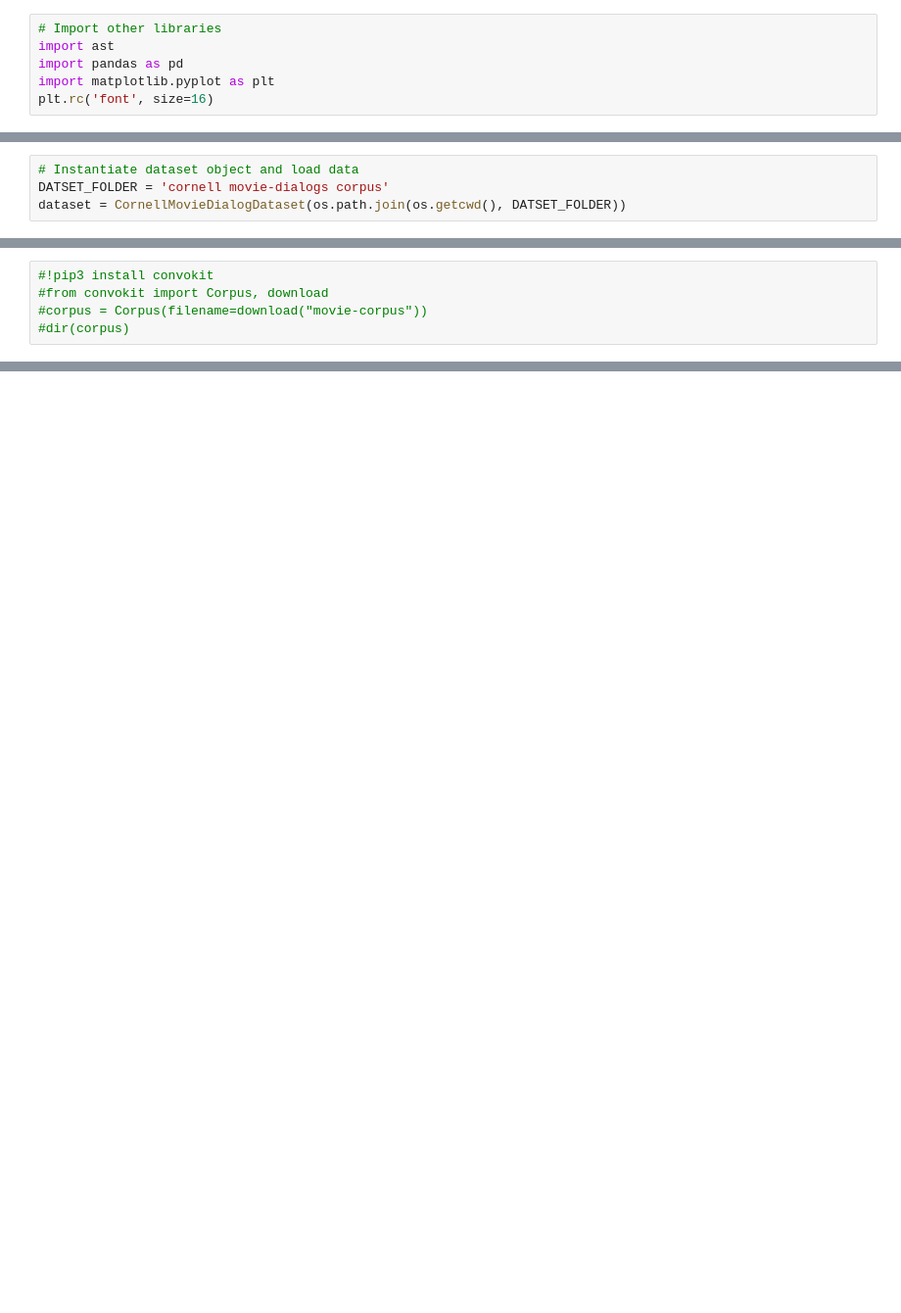
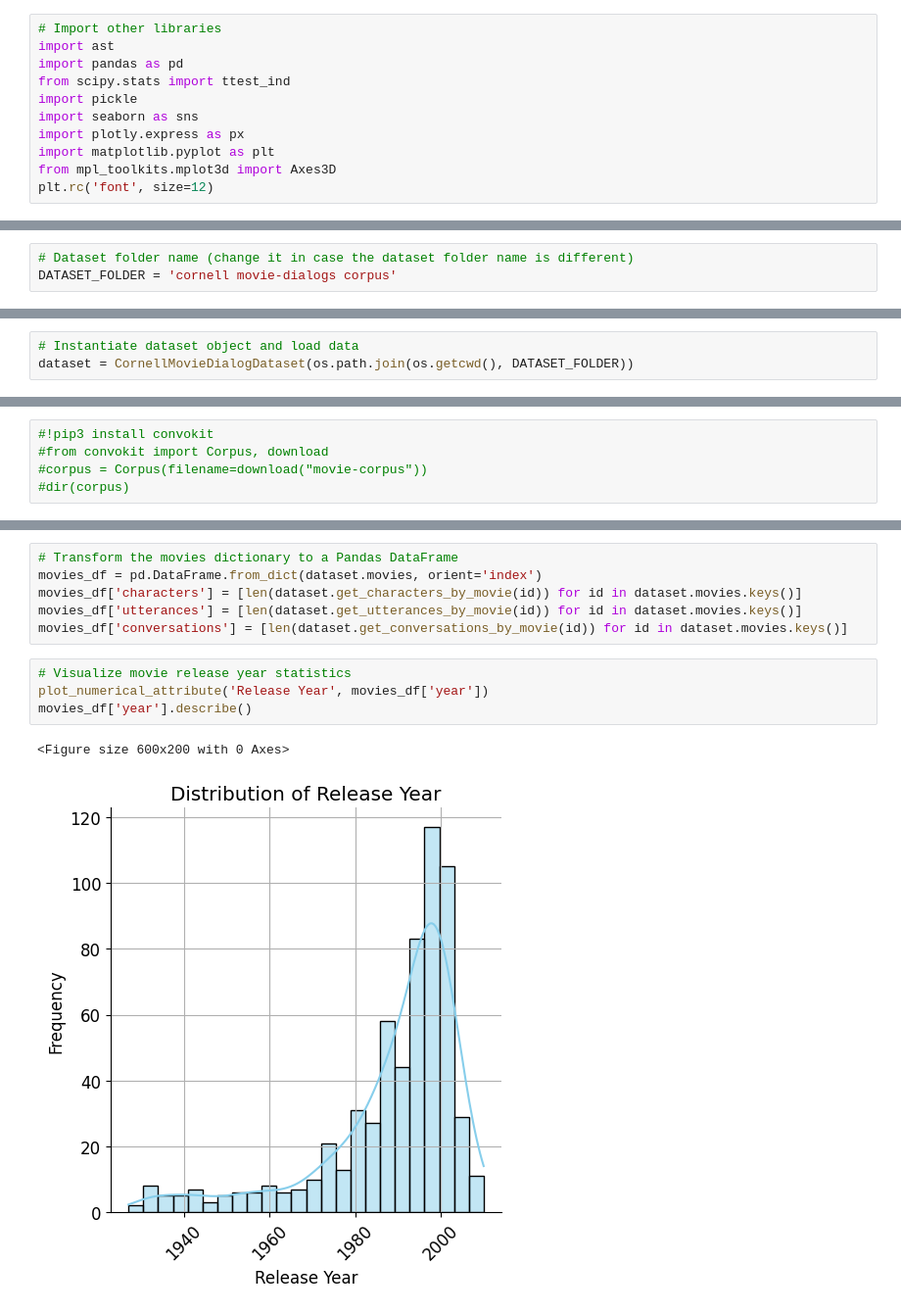
Before and after one commit to JPRamirez17/NLP_Cornell_Movie_Dataset, a Jupyter notebook: NLP_cornell_movie_dataset.ipynb, the cells around one changed output, grey strips where cells are left out. Shown at 98% size. Drawn from its saved outputs; the diff is of its cells as text; blank space fills up the shorter version.

```diff
--- a/NLP_cornell_movie_dataset.ipynb
+++ b/NLP_cornell_movie_dataset.ipynb
@@ -92,5 +137,10 @@ import re
 # Import other libraries
 import ast
 import pandas as pd
+from scipy.stats import ttest_ind
+import pickle
+import seaborn as sns
+import plotly.express as px
 import matplotlib.pyplot as plt
-plt.rc('font', size=16)
+from mpl_toolkits.mplot3d import Axes3D
+plt.rc('font', size=12)
@@ -96,0 +151,3 @@ plt.rc('font', size=16)
+# %%
+# Dataset folder name (change it in case the dataset folder name is different)
+DATASET_FOLDER = 'cornell movie-dialogs corpus'
@@ -196,7 +453,6 @@ class CornellMovieDialogDataset:
 # %%
 # Instantiate dataset object and load data
-DATSET_FOLDER = 'cornell movie-dialogs corpus'
-dataset = CornellMovieDialogDataset(os.path.join(os.getcwd(), DATSET_FOLDER))
+dataset = CornellMovieDialogDataset(os.path.join(os.getcwd(), DATASET_FOLDER))
 # %%
 dataset.print_summary()
 # %% [output]
@@ -218,0 +519,13 @@ a walk to remember (2002)
+# %%
+# Transform the movies dictionary to a Pandas DataFrame
+movies_df = pd.DataFrame.from_dict(dataset.movies, orient='index')
+movies_df['characters'] = [len(dataset.get_characters_by_movie(id)) for id in dataset.movies.keys()]
+movies_df['utterances'] = [len(dataset.get_utterances_by_movie(id)) for id in dataset.movies.keys()]
+movies_df['conversations'] = [len(dataset.get_conversations_by_movie(id)) for id in dataset.movies.keys()]
+# %%
+# Visualize movie release year statistics
+plot_numerical_attribute('Release Year', movies_df['year'])
+movies_df['year'].describe()
+# %% [output]
+<Figure size 600x200 with 0 Axes>
+[figure, added]
```
Also changed, not shown: parts of 175 cells of this notebook.
